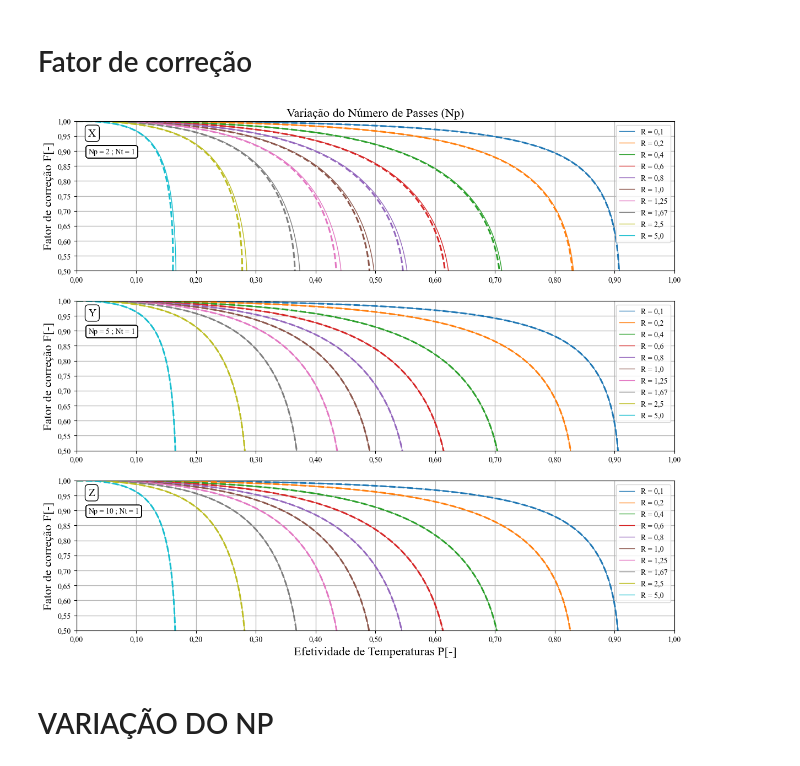
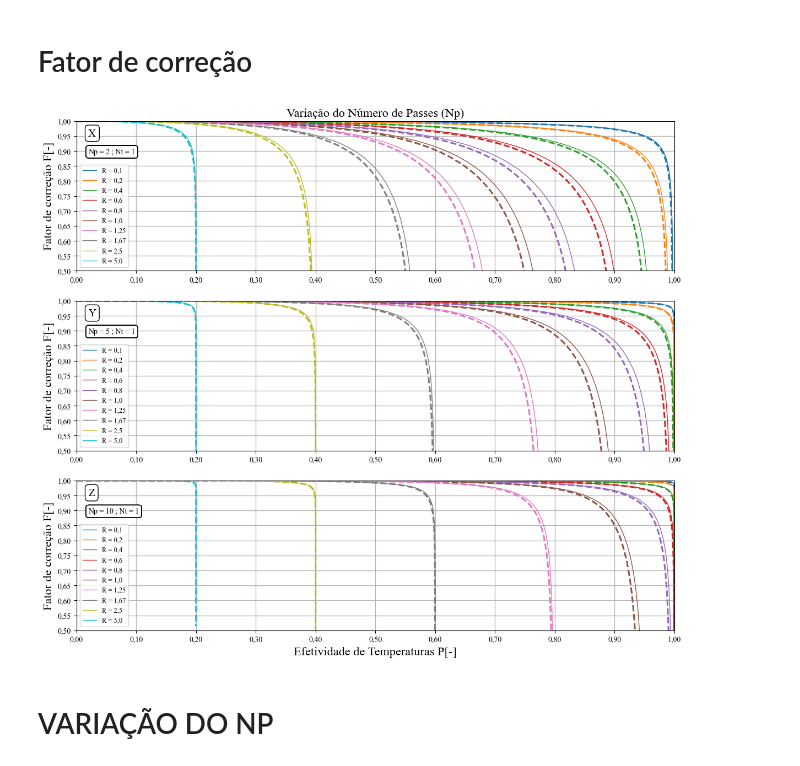
Before and after one commit to Duvan405/TCC, a Jupyter notebook: Graficos_ST/plot_efe.ipynb, the cells around one changed output. Drawn from its saved outputs; the diff is of its cells as text; code cells hidden in the pictures.

```diff
--- a/Graficos_ST/plot_efe.ipynb
+++ b/Graficos_ST/plot_efe.ipynb
@@ -23,8 +26,8 @@ ax = fig.subplots(3,1)
 cores=plt.get_cmap("tab10").colors
 for i,Np in enumerate(Npl):
     Nr = 1
-    dic_1 = data_1A(N_p=Np,N_r=Nr,R_list=Rl)
-    dic_3 = data_3ABC(N_p=Np,N_r=Nr,caso='3A',R_list=Rl)
+    dic_1 = data_2A(N_p=Np,N_r=Nr,R_list=Rl)
+    dic_3 = data_4A(N_p=Np,N_r=Nr,R_list=Rl)
     k=0
     for R1,R2 in zip(dic_1,dic_3):
         ax[i].plot(dic_1[R1]['P'],dic_1[R1]['F'],color=cores[k],label=f'R = {round(R1,2)}'.replace('.',','),linewidth=1.0)
@@ -67,7 +70,7 @@ ax[0].yaxis.set_major_locator(MultipleLocator(0.05))
 ax[0].xaxis.set_major_locator(MultipleLocator(0.1))
 ax[0].set_xlim(0,1)
 ax[0].set_ylim(ymin,1)
-ax[0].legend(fontsize=10)
+ax[0].legend(fontsize=9)
 
 
 ax[1].text(0.02, 0.9, 'Y',
@@ -80,7 +83,7 @@ ax[1].yaxis.set_major_locator(MultipleLocator(0.05))
 ax[1].xaxis.set_major_locator(MultipleLocator(0.1))
 ax[1].set_xlim(0,1)
 ax[1].set_ylim(ymin,1)
-ax[1].legend(fontsize=10)
+ax[1].legend(fontsize=9)
 
 
 ax[2].text(0.02, 0.9, 'Z', transform=ax[2].transAxes, fontsize=14, bbox=dict(facecolor='white', edgecolor='black', boxstyle='round,pad=0.3'))
@@ -91,39 +94,39 @@ ax[2].yaxis.set_major_locator(MultipleLocator(0.05))
 ax[2].xaxis.set_major_locator(MultipleLocator(0.1))
 ax[2].set_xlim(0,1)
 ax[2].set_ylim(ymin,1)
-ax[2].legend(fontsize=10)
+ax[2].legend(fontsize=9)
 
 """
 ax[0,1].set_title('Variação do Número de Tubos (Nt)',fontsize = 16)
 ax[0,1].text(0.02, 0.9, 'B', transform=ax[0,1].transAxes, fontsize=14, bbox=dict(facecolor='white', edgecolor='black', boxstyle='round,pad=0.3'))
 ax[0,1].grid(True, linestyle='-', linewidth=1, alpha=0.9)
 ax[0,1].yaxis.set_major_locator(MultipleLocator(0.05))
 ax[0,1].xaxis.set_major_locator(MultipleLocator(0.1))
 ax[0,1].set_xlim(0,1)
 ax[0,1].set_ylim(ymin,1)
 ax[0,1].legend(fontsize=10)
 
 
 ax[1,1].text(0.02, 0.9, 'D', transform=ax[1,1].transAxes,fontsize=14, bbox=dict(facecolor='white', edgecolor='black', boxstyle='round,pad=0.3'))
 ax[1,1].grid(True, linestyle='-', linewidth=1, alpha=0.9)
 ax[1,1].yaxis.set_major_locator(MultipleLocator(0.05))
 ax[1,1].xaxis.set_major_locator(MultipleLocator(0.1))
 ax[1,1].set_xlim(0,1)
 ax[1,1].set_ylim(ymin,1)
 ax[1,1].legend(fontsize=10)
 
 ax[2,1].text(0.02, 0.9, 'F',transform=ax[2,1].transAxes,fontsize=14,bbox=dict(facecolor='white', edgecolor='black', boxstyle='round,pad=0.3'))
 ax[2,1].set_xlabel('Efetividade de Temperaturas P[-]',fontsize=16)
 ax[2,1].grid(True, linestyle='-', linewidth=1, alpha=0.9)
 ax[2,1].yaxis.set_major_locator(MultipleLocator(0.05))
 ax[2,1].xaxis.set_major_locator(MultipleLocator(0.1))
 ax[2,1].set_xlim(0,1)
 ax[2,1].set_ylim(ymin,1)
 ax[2,1].legend(fontsize=10)
 """
 plt.show()
 # %% [output]
-[figure, old version]
+[figure, new version]
 # %% [markdown]
 # VARIAÇÃO DO NP
 # %%
```
Also changed, not shown: parts of 5 cells of this notebook, 4 other files.
